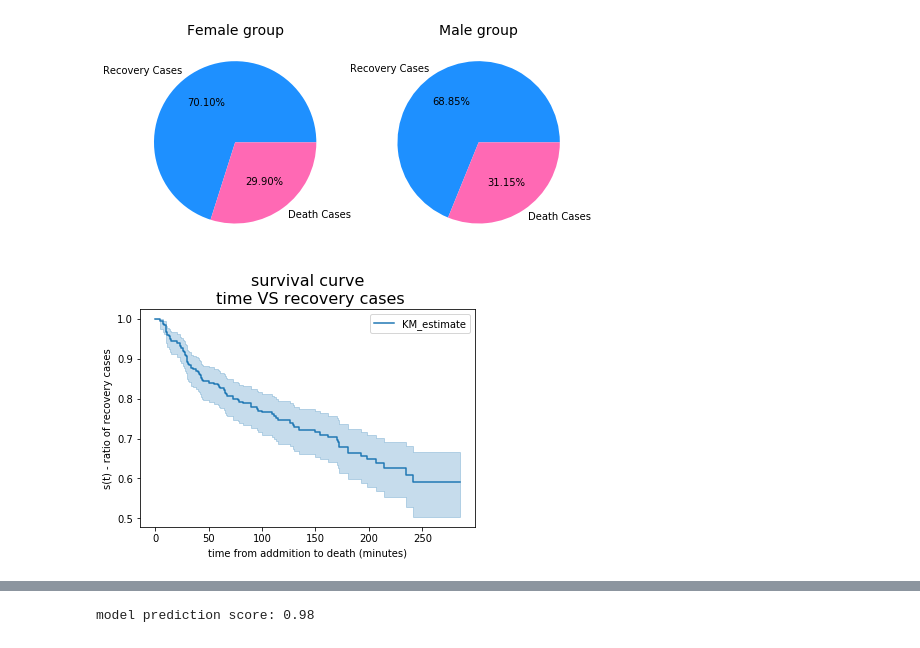
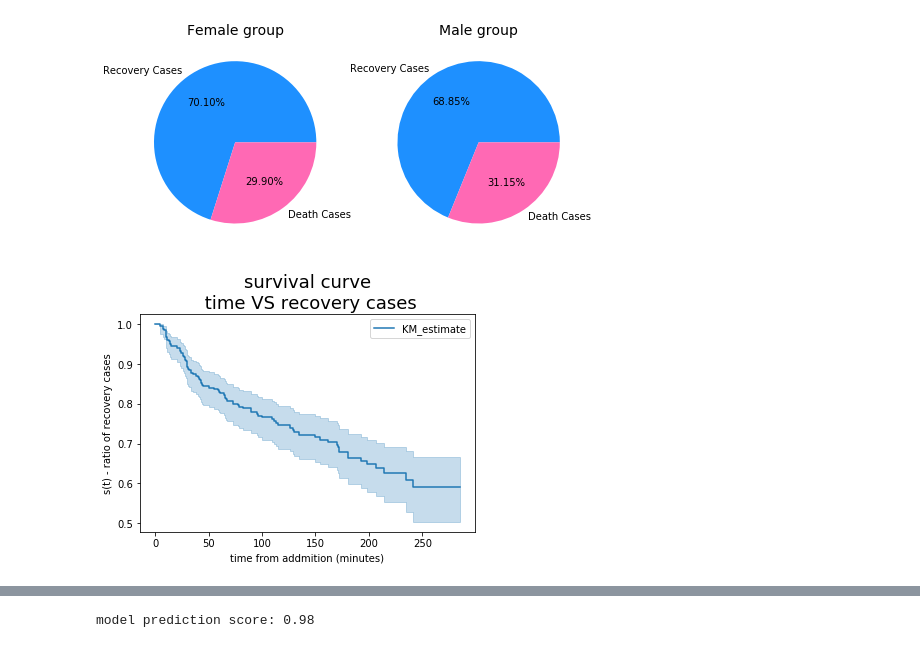
Before and after one commit to sapirmi/data_final_project, a Jupyter notebook: final project - jupyter notebook.ipynb, the cells around one changed output, grey strips where cells are left out. Drawn from its saved outputs; the diff is of its cells as text; code cells hidden in the pictures.

```diff
--- a/final project - jupyter notebook.ipynb
+++ b/final project - jupyter notebook.ipynb
@@ -36,6 +36,12 @@ Data columns (total 13 columns):
 dtypes: float64(3), int64(10)
 memory usage: 30.5 KB
 None
+# %%
+# value settings
+TRUE_FEATURE = 1
+FALSE_FEATURE = 0
+WIDTH = 0.3
+SIZE18 = 18
 # %%
 # removing outlier values that are more then +3 or less then -3 STD
 
@@ -243,15 +249,15 @@ cat_val_pie("sex", "Female", "Male")
 # %%
 #meier kaplan curve time VS death event
 # explain graph in presentaion
 kmf = KaplanMeierFitter()
 kmf.fit(data["time"], data["DEATH_EVENT"])
 kmf.plot()
-plt.xlabel("time from addmition to death (minutes)")
+plt.xlabel("time from addmition (minutes)")
 plt.ylabel("s(t) - ratio of recovery cases")
-plt.title("survival curve\n time VS recovery cases", size = 16)
+plt.title("survival curve\n time VS recovery cases", size = SIZE18)
 plt.show()
 # %% [output]
-[figure, old version]
+[figure, new version]
 # %%
 # making random forest model for the numeric values
 
```
Also changed, not shown: parts of 3 cells of this notebook, 1 other file.
